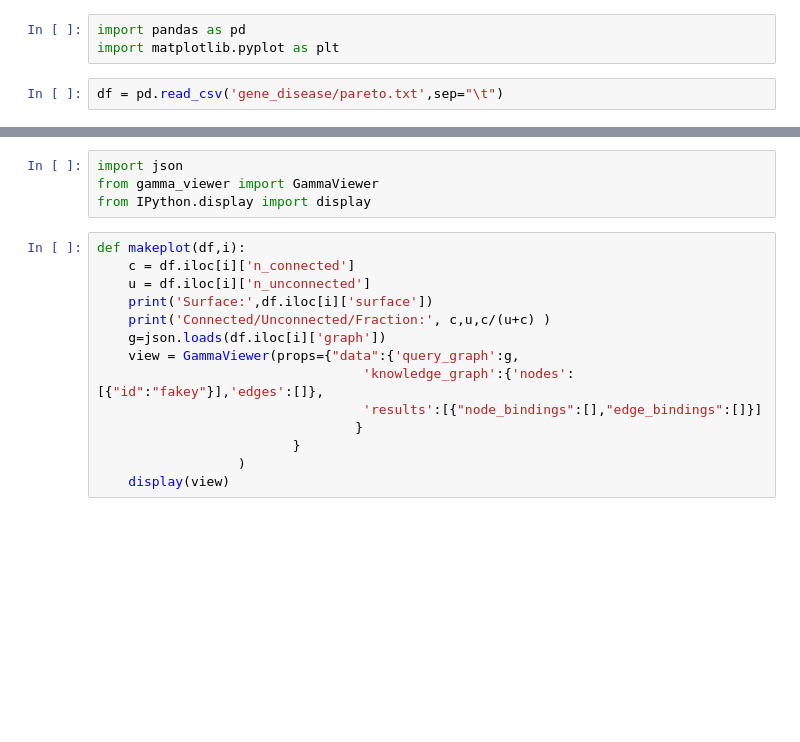
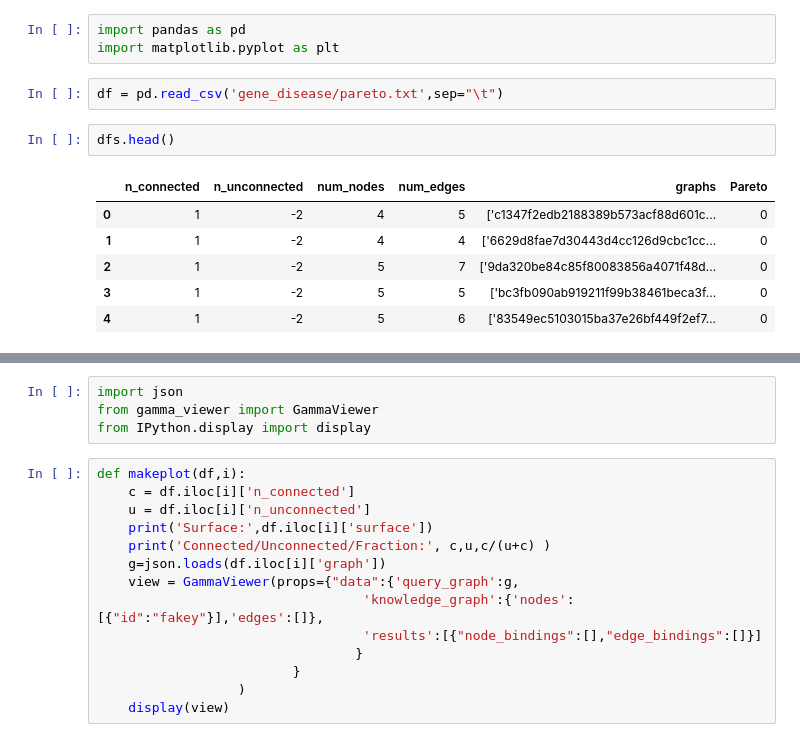
Before and after one commit to TranslatorIIPrototypes/graphsampler, a Jupyter notebook: ExamineQGs.ipynb, the cells around one changed output, grey strips where cells are left out. Drawn from its saved outputs; the diff is of its cells as text; blank space fills up the shorter version.

```diff
--- a/ExamineQGs.ipynb
+++ b/ExamineQGs.ipynb
@@ -3,6 +3,15 @@ import pandas as pd
 import matplotlib.pyplot as plt
 # %%
 df = pd.read_csv('gene_disease/pareto.txt',sep="\t")
+# %%
+dfs.head()
+# %% [output]
+|  | n_connected | n_unconnected | num_nodes | num_edges | graphs | Pareto |
+| 0 | 1 | -2 | 4 | 5 | ['c1347f2edb2188389b573acf88d601c... | 0 |
+| 1 | 1 | -2 | 4 | 4 | ['6629d8fae7d30443d4cc126d9cbc1cc... | 0 |
+| 2 | 1 | -2 | 5 | 7 | ['9da320be84c85f80083856a4071f48d... | 0 |
+| 3 | 1 | -2 | 5 | 5 | ['bc3fb090ab919211f99b38461beca3f... | 0 |
+| 4 | 1 | -2 | 5 | 6 | ['83549ec5103015ba37e26bf449f2ef7... | 0 |
 # %%
 plt.plot(df['n_connected'],-df['n_unconnected'],'bo')
 plt.xlabel('N+',fontsize=20)
```
Also changed, not shown: parts of 74 cells of this notebook, 3 other files.
